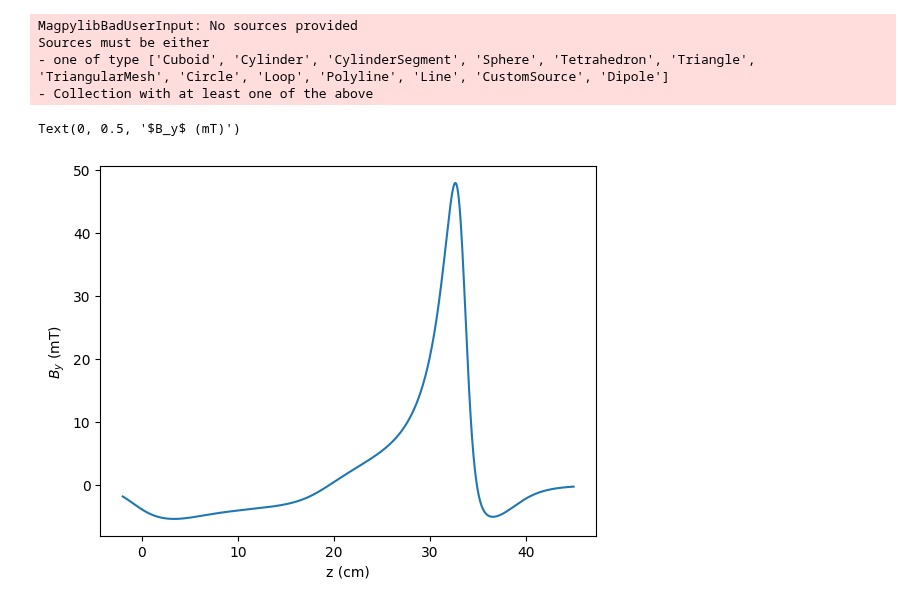
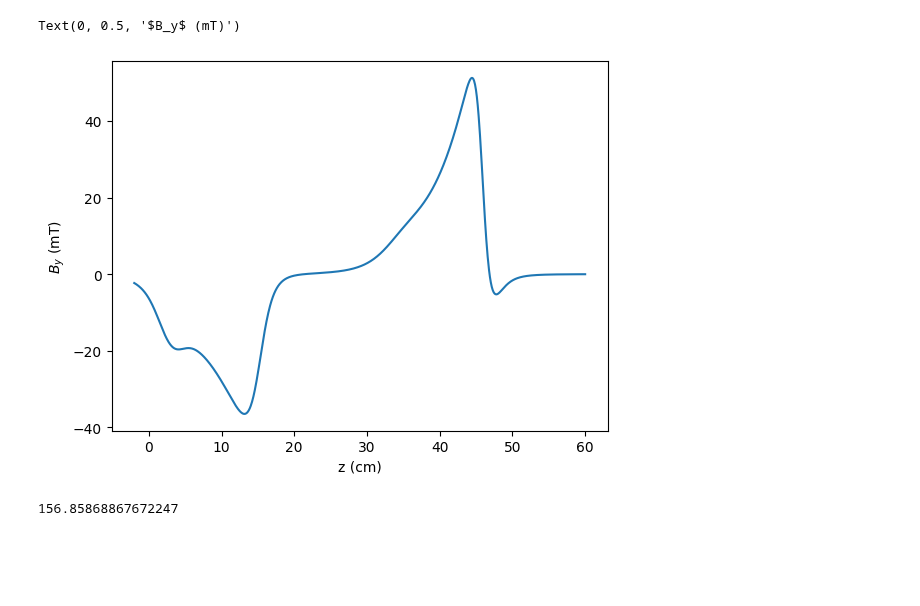
Before and after one commit to benfox4543/YB-zeeman-slower, a Jupyter notebook: halbach-1.ipynb, the cells around one changed output. Cells and saved outputs as stored; diff of their text form; code cells hidden in the pictures; blank space fills up the shorter version.

Commit message:
trying to make graph closer to the papaer

```diff
--- a/halbach-1.ipynb
+++ b/halbach-1.ipynb
@@ -62,44 +7,11 @@ halbach.show(backend='plotly')
-# %%
-x = np.linspace(0,200,100)
-hal_fieldx = []
-hal_fieldy = []
-hal_fieldz = []
-x_p = []
-for i in x:
-    h = halbach.getB([0,0,i])
-    #if h[0]  > 0:
-    x_p.append(i)
-    hal_fieldx.append(h[0])
-    hal_fieldy.append(h[1])
-    hal_fieldz.append(h[2])
-fig, ax = plt.subplots(1,3,figsize=(15,5))
-ax[0].plot(x_p,np.array(hal_fieldx)*1e3)
-ax[0].set_title('Bx')
-ax[0].set_xlabel('z(mm)')
-ax[0].set_ylabel('Bx(mT)')
-ax[1].plot(x_p,np.array(hal_fieldy)*1e3)
-ax[1].set_title('By')
-ax[1].set_xlabel('z(mm)')
-ax[1].set_ylabel('By(mT)')
-ax[2].plot(x_p,np.array(hal_fieldz)*1e3)
-ax[2].set_title('Bz')
-ax[2].set_xlabel('z(mm)')
-ax[2].set_ylabel('$B_z$(mT)')
-plt.tight_layout()
-plt.show()
-# %% [output]
-MagpylibBadUserInput: No sources provided
-Sources must be either
-- one of type ['Cuboid', 'Cylinder', 'CylinderSegment', 'Sphere', 'Tetrahedron', 'Triangle', 'TriangularMesh', 'Circle', 'Loop', 'Polyline', 'Line', 'CustomSource', 'Dipole']
-- Collection with at least one of the above
 # %%
 zeeman_prof = magpy.Collection()
 j = 0
 n = 8
-a = -60
-c =30 #angle of first bar
-d = 56 #angle of second bar
-b = -0
+a = -85
+c = -15 #angle of first bar
+d =  24#angle of second bar
+b = 100
 mystyle = mstyle = dict(
     mode="color+arrow",
     color=dict(north="magenta", middle="white", south="turquoise"),
@@ -110,10 +22,10 @@ for i in angles:
     cube1= magpy.magnet.Cuboid(
     dimension=(6,6,128),
     polarization=(-(1.080),0,0),
-    position=(150+a,0,-10))
+    position=(130+a,0,-10))
     cube2 = magpy.magnet.Cuboid(dimension= (4,4,25),
     polarization=(-1.17,0,0),
-    position=(130+a,0,-70),style_magnetization = mystyle)
+    position=(120+a,0,-70),style_magnetization = mystyle)
     cube3= magpy.magnet.Cuboid(
     dimension=(6,6,128),
     polarization=(1.08,0,0),
@@ -121,18 +33,25 @@ for i in angles:
   )
     cube4 = magpy.magnet.Cuboid(dimension= (4,4,25),
     polarization=(1.17,0,0),
-    position=(140+a,0,50+94+b),
+    position=(140+a,0,55+94+b),
     )
+
+
     cube5 = magpy.magnet.Cuboid(dimension= (4,4,25),
     polarization=(-1.17,0,0),
-    position=(120+a,0,140+94),
-)
+    position=(125+a,0,150+94+b))
+
     cube6 = magpy.magnet.Cuboid(dimension= (4,4,25),
     polarization=(-1.17,0,0),
-    position=(110+a,0,175+94+b))
+    position=(115+a,0,165+94+b),
+)
+
+
+
     cube1.rotate_from_angax(i, 'z')
+    cube1.rotate_from_angax(c, 'y',)
     cube1.rotate_from_angax(i, 'z', anchor=0)
-    cube1.rotate_from_angax(c, 'y',anchor = 0)
+
 
     cube2.rotate_from_angax(i, 'z',anchor = 0)
     cube2.rotate_from_angax(i, 'z')
@@ -156,17 +75,21 @@ for i in angles:
     j = j+1
 magpy.show(zeeman_prof, backend='plotly')
 # %%
-z = np.linspace(-120,350,1000)
+z = np.linspace(-120,500,1000)
 b_z = []
 b_x = []
 b_y = []
 for i in z:
     b_z.append(zeeman_prof.getB([0,0,i])[0])
 
 
 plt.plot((z/10) +10,np.array(b_z)*1e3)
 plt.xlabel('z (cm)')
 plt.ylabel('$B_y$ (mT)')
 # %% [output]
 Text(0, 0.5, '$B_y$ (mT)')
-[figure, old version]
+[figure, new version]
+# %%
+400-128*np.cos(np.radians(9.6)) -128*np.cos(np.radians(24))
+# %% [output]
+156.85868867672247
```
Also changed, not shown: parts of 2 cells of this notebook.
